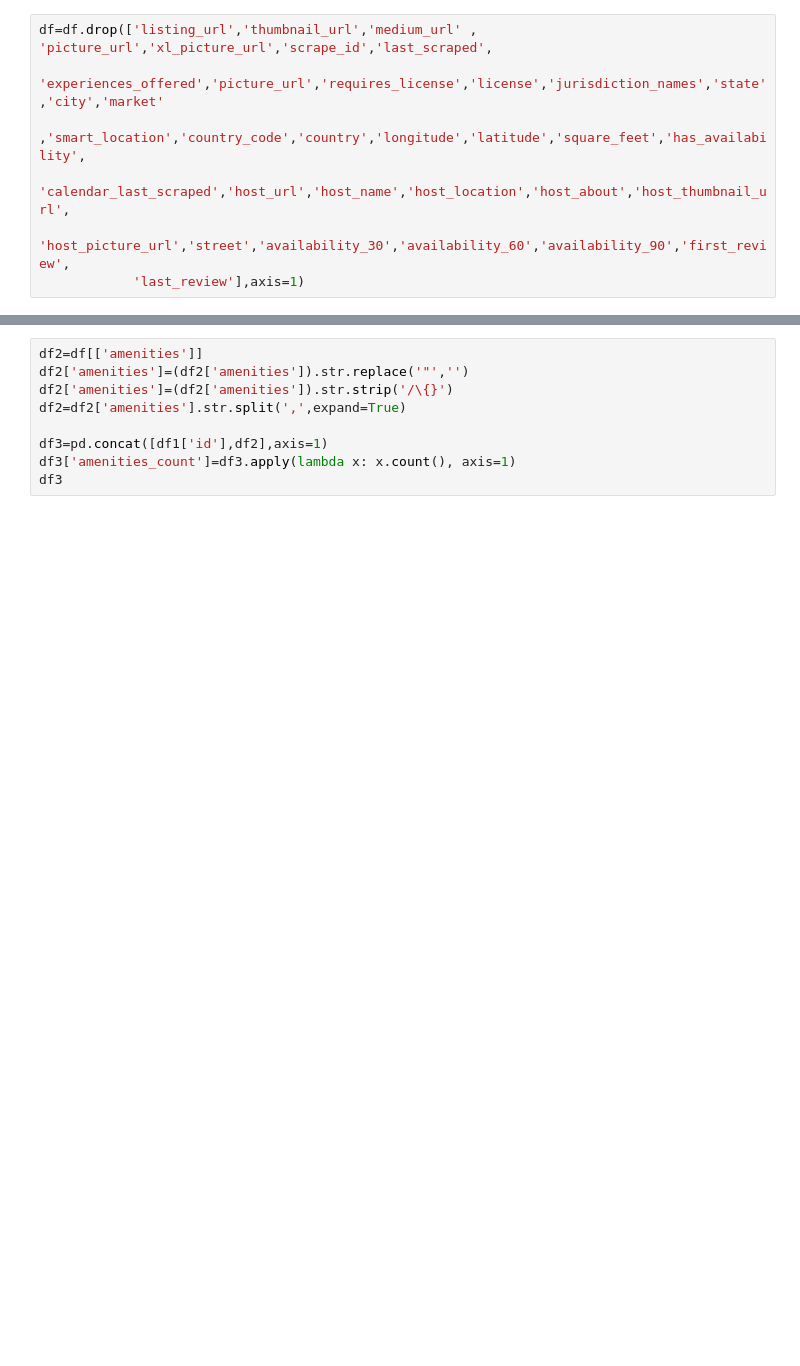
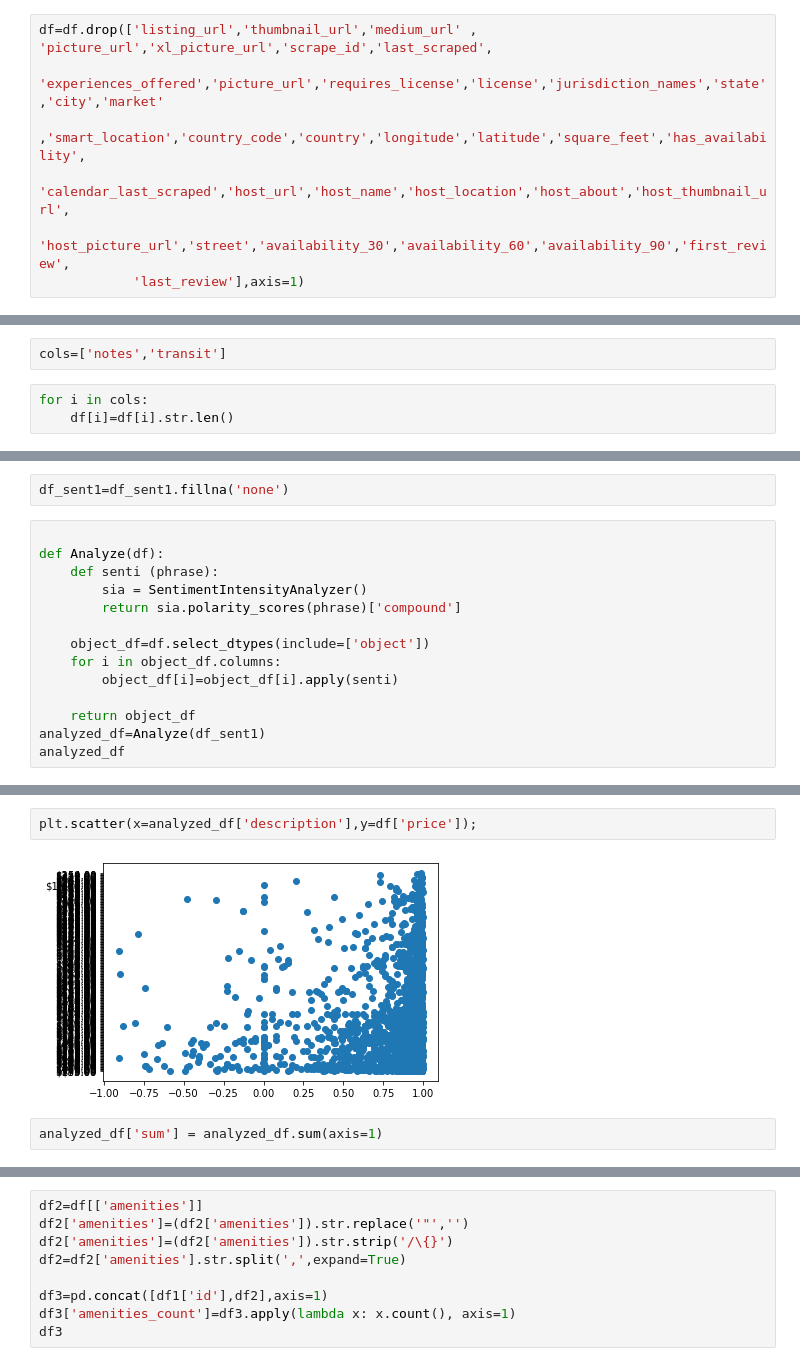
Before and after one commit to Ajax243/Airbnb_Seattle, a Jupyter notebook: listings_notebook.ipynb, the cells around one changed output, grey strips where cells are left out. Drawn from its saved outputs; the diff is of its cells as text; blank space fills up the shorter version.

```diff
--- a/listings_notebook.ipynb
+++ b/listings_notebook.ipynb
@@ -95,0 +71,5 @@ reviews_per_month                 : float64
+# %%
+cols=['notes','transit']
+# %%
+for i in cols:
+    df[i]=df[i].str.len()
@@ -95,0 +86,16 @@ reviews_per_month                 : float64
+# %%
+df_sent1=df_sent1.fillna('none')
+# %%
+
+def Analyze(df):
+    def senti (phrase):
+        sia = SentimentIntensityAnalyzer()
+        return sia.polarity_scores(phrase)['compound']
+
+    object_df=df.select_dtypes(include=['object'])
+    for i in object_df.columns:
+        object_df[i]=object_df[i].apply(senti)
+
+    return object_df
+analyzed_df=Analyze(df_sent1)
+analyzed_df
@@ -95,0 +121,6 @@ reviews_per_month                 : float64
+# %%
+plt.scatter(x=analyzed_df['description'],y=df['price']);
+# %% [output]
+[figure, added]
+# %%
+analyzed_df['sum'] = analyzed_df.sum(axis=1)
```
Also changed, not shown: parts of 15 cells of this notebook.
